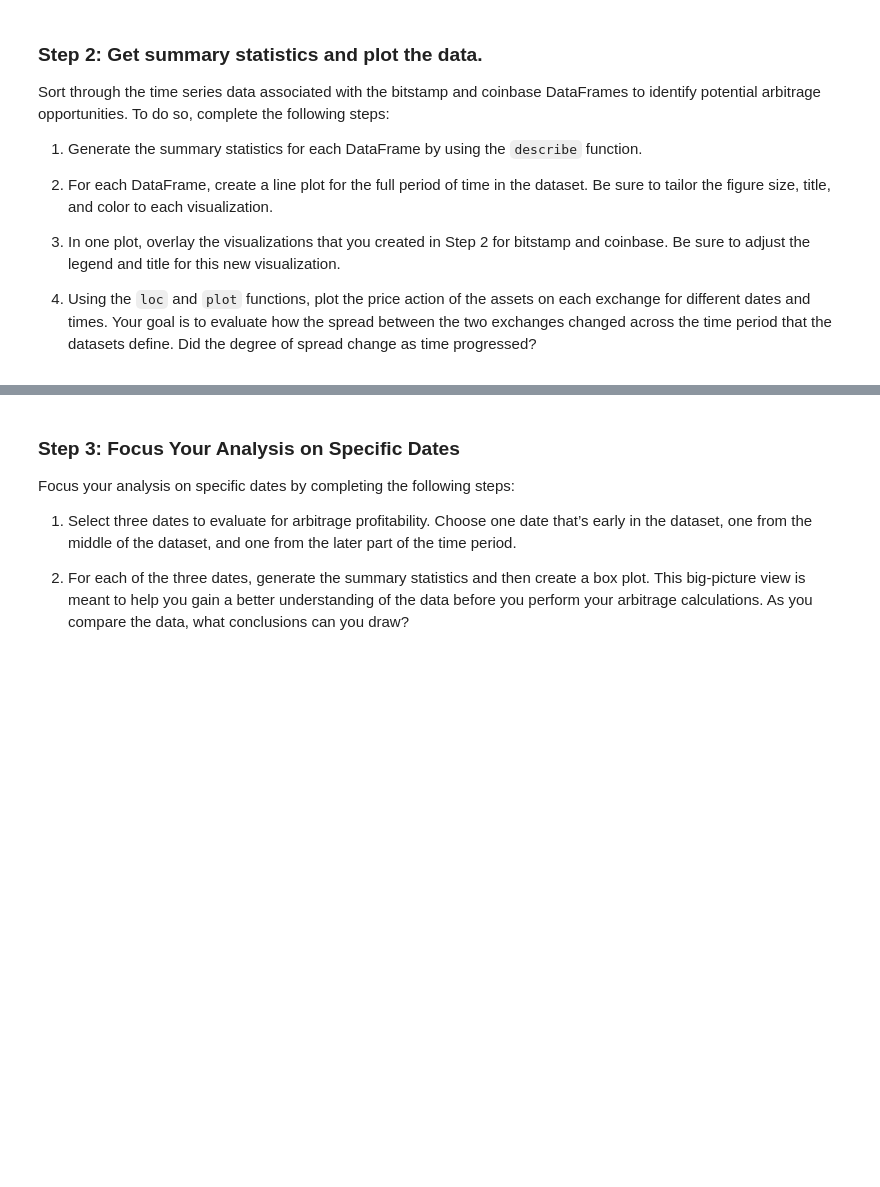
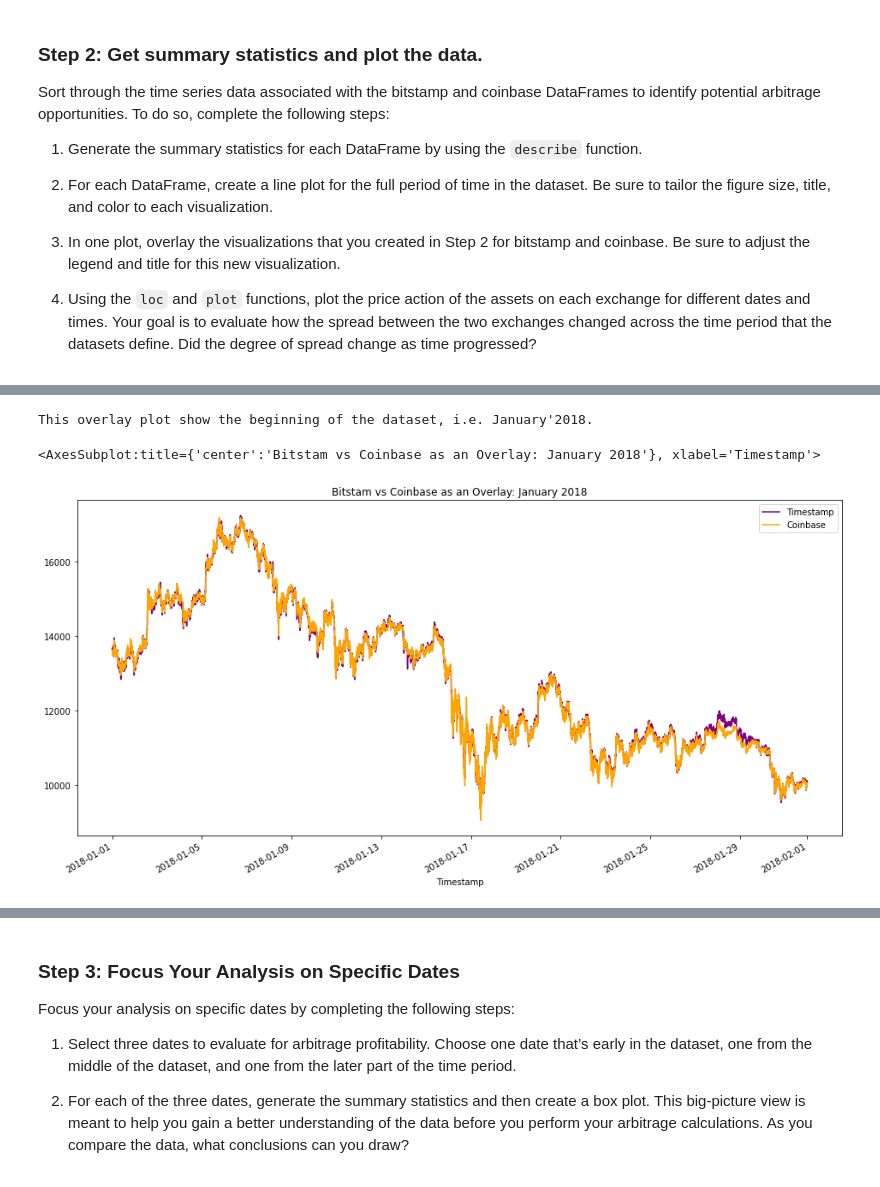
Before and after one commit to saeedraghib/m03_challenge_01, a Jupyter notebook: sr_crypto_arbitrage.ipynb, the cells around one changed output, grey strips where cells are left out. Cells and saved outputs as stored; diff of their text form; code cells hidden in the pictures; blank space fills up the shorter version.

```diff
--- a/sr_crypto_arbitrage.ipynb
+++ b/sr_crypto_arbitrage.ipynb
@@ -468,8 +553,16 @@ Sort through the time series data associated with the bitstamp and coinbase Data
 # %%
 # Using the loc and plot functions, create an overlay plot that visualizes
 # the price action of both DataFrames for a one month period early in the dataset
 # Be sure to include the parameters: legend, figure size, title, and color and label
 # YOUR CODE HERE
+print(f"This overlay plot show the beginning of the dataset, i.e. January'2018.")
+print()
+bitstamp_sliced.loc['2018-01-01':'2018-01-31'].plot(legend=True, figsize=(16, 8), title="Bitstam vs Coinbase as an Overlay: January 2018", color="purple", label="Timestamp")
+coinbase_sliced.loc['2018-01-01':'2018-01-31'].plot(legend=True, figsize=(16, 8), color="orange", label="Coinbase")
+# %% [output]
+This overlay plot show the beginning of the dataset, i.e. January'2018.
+<AxesSubplot:title={'center':'Bitstam vs Coinbase as an Overlay: January 2018'}, xlabel='Timestamp'>
+[figure, added]
 # %%
 # Using the loc and plot functions, create an overlay plot that visualizes
 # the price action of both DataFrames for a one month period later in the dataset
```
Also changed, not shown: parts of 37 cells of this notebook, 1 other file.
